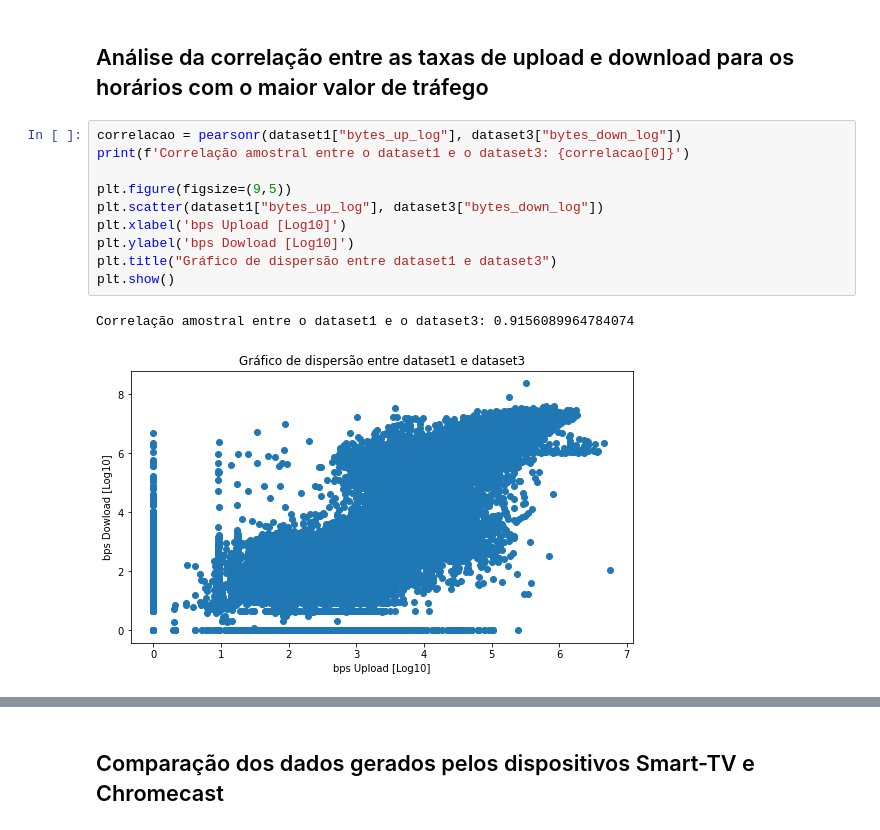
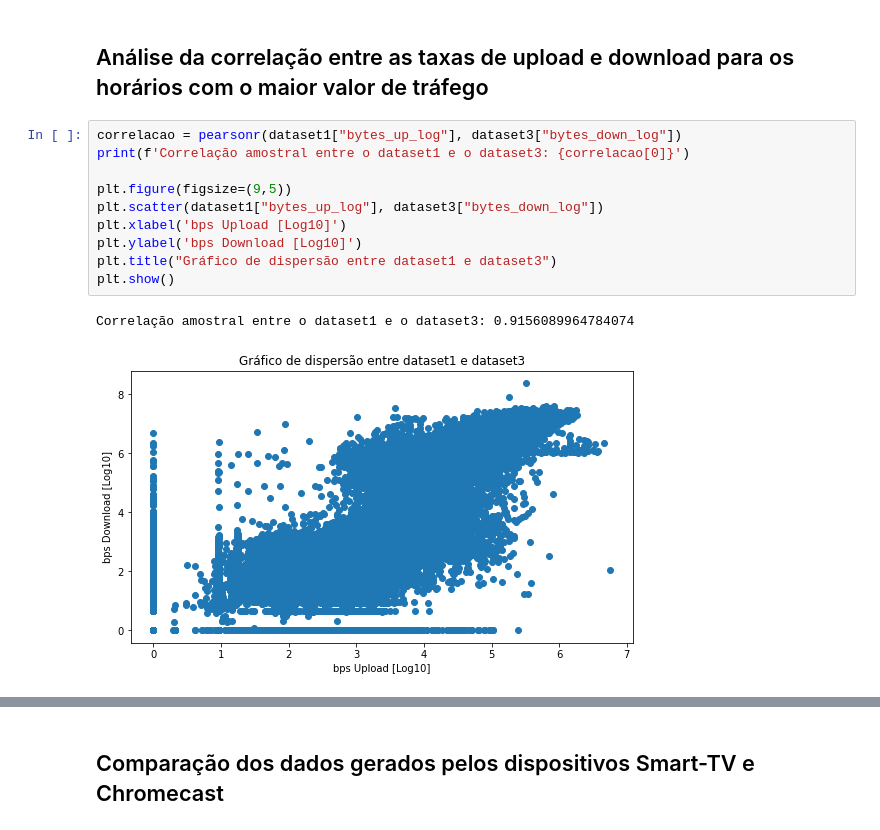
Before and after one commit to GARCl-A/Modelos-Probabilisticos-Projeto-Final, a Jupyter notebook: notebook.ipynb, the cells around one changed output, grey strips where cells are left out. Saved outputs shown, nothing was run; the diff lists cells and outputs as text.

```diff
--- a/notebook.ipynb
+++ b/notebook.ipynb
@@ -848,16 +848,16 @@ plt.show()
 # %%
 correlacao = pearsonr(dataset1["bytes_up_log"], dataset3["bytes_down_log"])
 print(f'Correlação amostral entre o dataset1 e o dataset3: {correlacao[0]}')
 
 plt.figure(figsize=(9,5))
 plt.scatter(dataset1["bytes_up_log"], dataset3["bytes_down_log"])
 plt.xlabel('bps Upload [Log10]')
-plt.ylabel('bps Dowload [Log10]')
+plt.ylabel('bps Download [Log10]')
 plt.title("Gráfico de dispersão entre dataset1 e dataset3")
 plt.show()
 # %% [output]
 Correlação amostral entre o dataset1 e o dataset3: 0.9156089964784074
-[figure, old version]
+[figure, new version]
 # %%
 correlacao = pearsonr(dataset2["bytes_up_log"], dataset4["bytes_down_log"])
 print(f'Correlação amostral entre o dataset2 e o dataset4: {correlacao[0]}')
```
Also changed, not shown: parts of 3 cells of this notebook, 10 other files.
